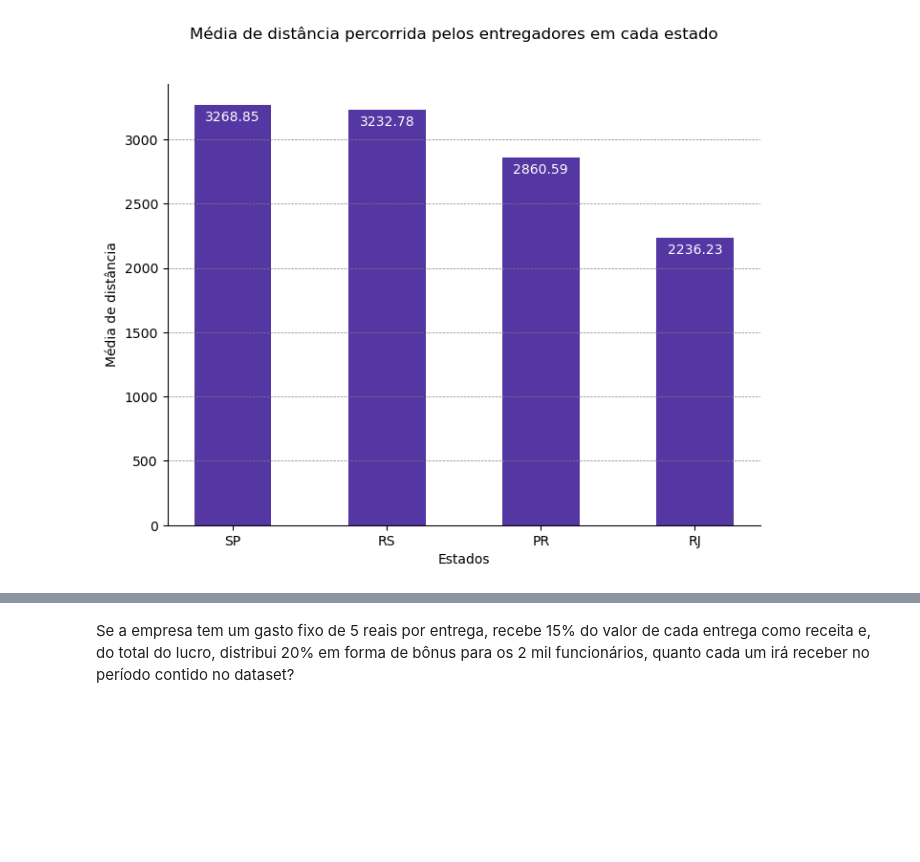
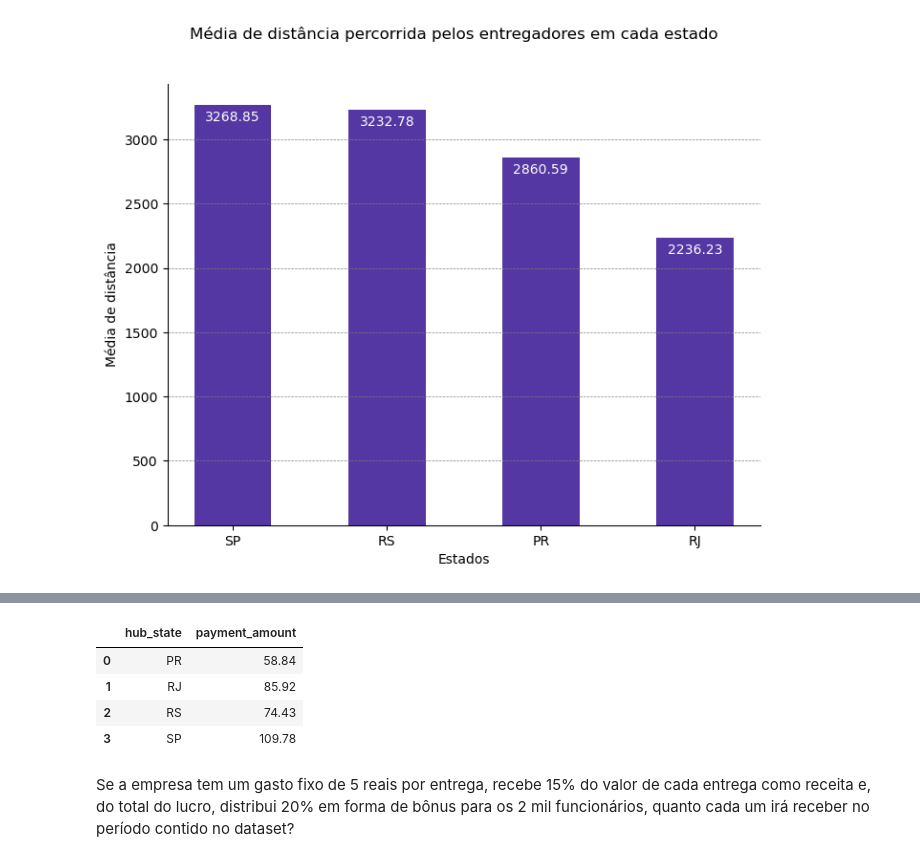
Before and after one commit to mtzdantas/delivery_analysis, a Jupyter notebook: main.ipynb, the cells around one changed output, grey strips where cells are left out. Saved outputs shown, nothing was run; the diff lists cells and outputs as text; code cells hidden in the pictures; blank space fills up the shorter version.

```diff
--- a/main.ipynb
+++ b/main.ipynb
@@ -101,2 +173,10 @@ Por fim, o CFO precisa de alguns indicadores de receita para apresentar para a d
+# %%
+receita_media_estado
+# %% [output]
+|  | hub_state | payment_amount |
+| 0 | PR | 58.84 |
+| 1 | RJ | 85.92 |
+| 2 | RS | 74.43 |
+| 3 | SP | 109.78 |
 # %% [markdown]
 Se a empresa tem um gasto fixo de 5 reais por entrega, recebe 15% do valor de cada entrega como receita e, do total do lucro, distribui 20% em forma de bônus para os 2 mil funcionários, quanto cada um irá receber no período contido no dataset?
```
Also changed, not shown: parts of 9 cells of this notebook.
